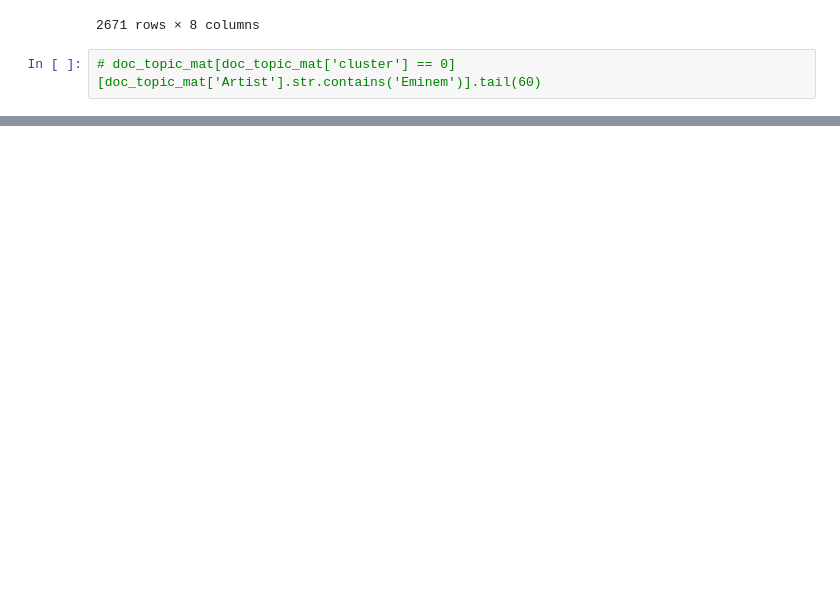
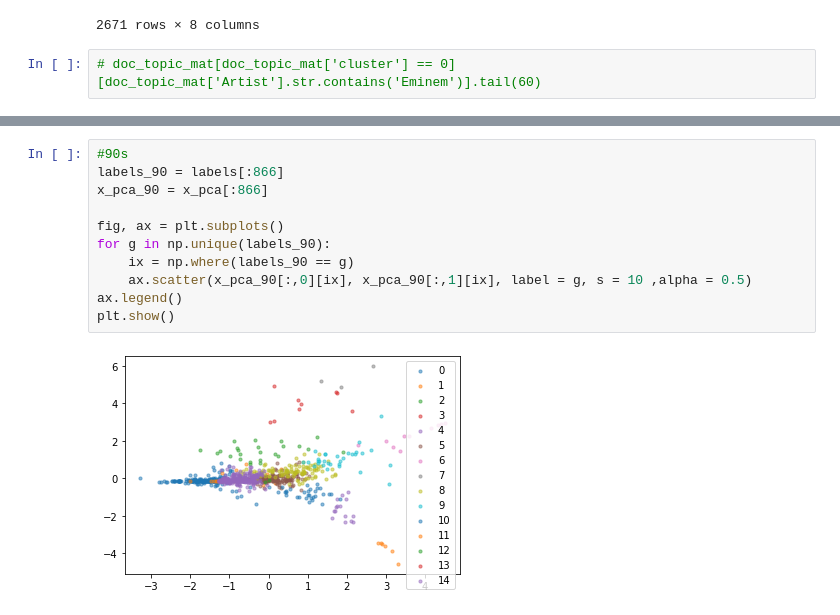
Before and after one commit to jcpark376/Lyrics_project, a Jupyter notebook: Models/Analysis/analysis_us.ipynb, the cells around one changed output, grey strips where cells are left out. Drawn from its saved outputs; the diff is of its cells as text; blank space fills up the shorter version.

```diff
--- a/Models/Analysis/analysis_us.ipynb
+++ b/Models/Analysis/analysis_us.ipynb
@@ -309,0 +302,13 @@ plt.show()
+# %%
+#90s
+labels_90 = labels[:866]
+x_pca_90 = x_pca[:866]
+
+fig, ax = plt.subplots()
+for g in np.unique(labels_90):
+    ix = np.where(labels_90 == g)
+    ax.scatter(x_pca_90[:,0][ix], x_pca_90[:,1][ix], label = g, s = 10 ,alpha = 0.5)
+ax.legend()
+plt.show()
+# %% [output]
+[figure, added]
```
Also changed, not shown: parts of 13 cells of this notebook, 4 other files.
